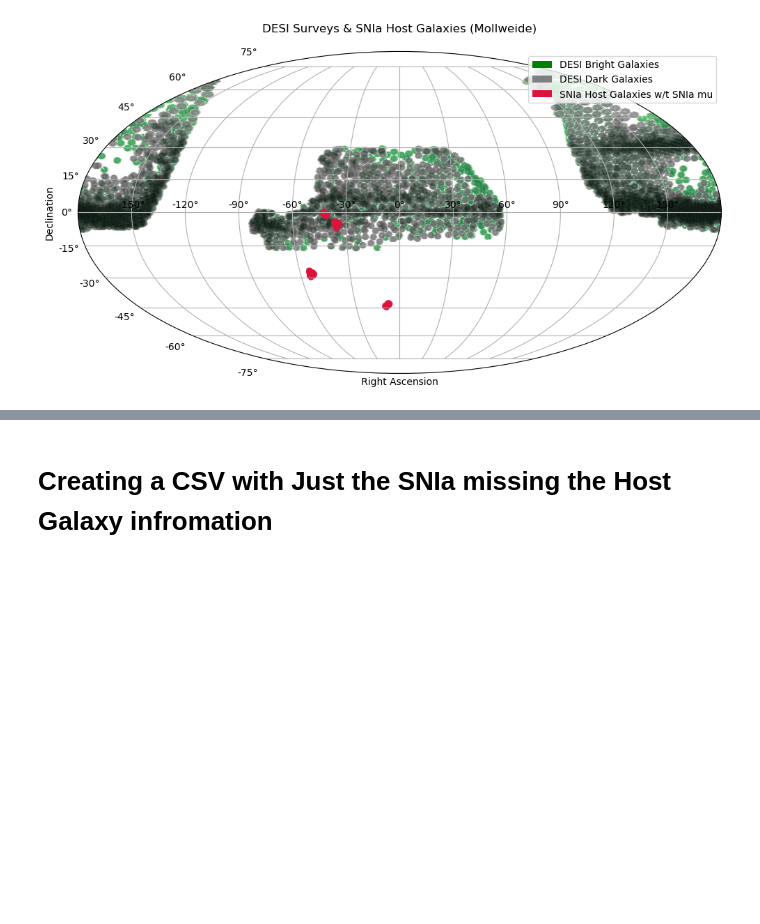
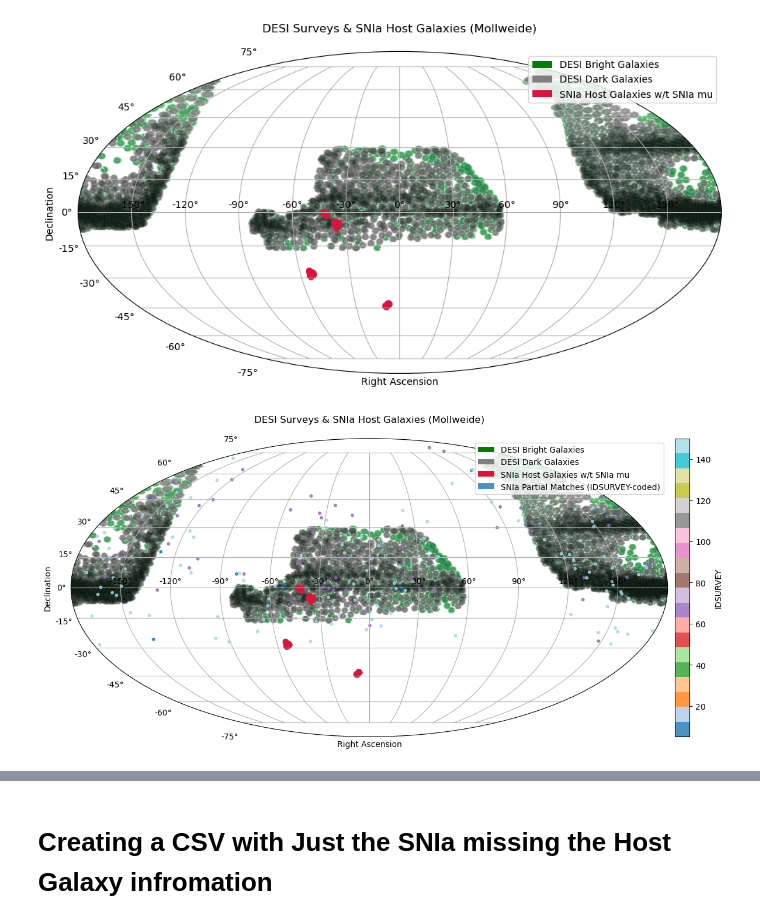
Before and after one commit to chernya4/first_paper, a Jupyter notebook: DES5YR_DESI_deliverable.ipynb, the cells around one changed output, grey strips where cells are left out. Drawn from its saved outputs; the diff is of its cells as text; code cells hidden in the pictures; blank space fills up the shorter version.

Commit message:
Started Exploring Pantheon+ Data

```diff
--- a/DES5YR_DESI_deliverable.ipynb
+++ b/DES5YR_DESI_deliverable.ipynb
@@ -69,3 +69,90 @@ ax.grid(True)
 plt.show()
 # %% [output]
 [figure]
+# %%
+import numpy as np
+import pandas as pd
+import matplotlib.pyplot as plt
+from astropy.table import Table
+from matplotlib.colors import LogNorm
+from matplotlib.patches import Patch
+
+def prepare_coords(ra_deg, dec_deg):
+    """Convert RA/DEC from degrees to Mollweide-friendly radians."""
+    ra = np.deg2rad(ra_deg)
+    dec = np.deg2rad(dec_deg)
+    ra = np.remainder(ra + 2*np.pi, 2*np.pi)
+    ra[ra > np.pi] -= 2*np.pi
+    return -ra, dec
+
+# === Load DESI Bright ===
+bright = Table.read("DES5YR_DESI_match_data/desi_galaxy_metadata.fits")
+ra_bright, dec_bright = prepare_coords(bright['RA'], bright['DEC'])
+
+# === Load DESI Dark ===
+dark = Table.read("DES5YR_DESI_match_data/desi_galaxy_metadata_dark.fits")
+ra_dark, dec_dark = prepare_coords(dark['RA'], dark['DEC'])
+
+# === Load SNIa Metadata CSV ===
+sn_df = pd.read_csv("DES-SN5YR-1.2/4_DISTANCES_COVMAT/DES-SN5YR_HD+MetaData.csv")
+
+# Filter out invalid host coordinates
+valid_hosts = (sn_df['HOST_RA'] != -999) & (sn_df['HOST_DEC'] != -999)
+host_ra = sn_df.loc[valid_hosts, 'HOST_RA'].values
+host_dec = sn_df.loc[valid_hosts, 'HOST_DEC'].values
+ra_host, dec_host = prepare_coords(host_ra, host_dec)
+
+# === Load SNIa Partial Match CSV ===
+partial_df = pd.read_csv("/global/homes/m/myc21/first_paper/DES5YR_DESI_match_data/snia_with_partial_match_host_coords.csv")
+valid_partial = partial_df['RA'].notna() & partial_df['DEC'].notna()
+partial_ra = partial_df.loc[valid_partial, 'RA'].values
+partial_dec = partial_df.loc[valid_partial, 'DEC'].values
+partial_idsurvey = partial_df.loc[valid_partial, 'IDSURVEY'].astype(int).values
+x_partial, y_partial = prepare_coords(partial_ra, partial_dec)
+
+# === Plot ===
+plt.figure(figsize=(13, 6))
+ax = plt.subplot(111, projection='mollweide')
+
+# Flatten arrays for hexbin
+x_bright, y_bright = ra_bright.flatten(), dec_bright.flatten()
+x_dark, y_dark = ra_dark.flatten(), dec_dark.flatten()
+x_host, y_host = ra_host.flatten(), dec_host.flatten()
+
+# DESI Bright (density)
+ax.hexbin(x_bright, y_bright, gridsize=500, cmap='Greens',
+          mincnt=1, linewidths=0, norm=LogNorm())
+
+# DESI Dark (density)
+ax.hexbin(x_dark, y_dark, gridsize=500, cmap='Greys',
+          mincnt=1, linewidths=0, norm=LogNorm())
+
+# SNIa Hosts with mu (scatter)
+ax.scatter(x_host, y_host, s=10, color='crimson', alpha=0.6, label='SNIa Host Galaxies w/t SNIa mu')
+
+# SNIa from match CSV (scatter, color-coded by IDSURVEY)
+sc = ax.scatter(x_partial, y_partial, c=partial_idsurvey, cmap='tab20',
+                s=10, alpha=0.8, label='SNIa Partial Matches by IDSURVEY')
+
+# Add colorbar
+cb = plt.colorbar(sc, ax=ax, orientation='vertical', pad=0.01, fraction=0.04)
+cb.set_label('IDSURVEY')
+
+# Legend using dummy patches
+legend_elements = [
+    Patch(facecolor='green', label='DESI Bright Galaxies', alpha=1),
+    Patch(facecolor='gray', label='DESI Dark Galaxies', alpha=1),
+    Patch(facecolor='crimson', label='SNIa Host Galaxies w/t SNIa mu', alpha=1),
+    Patch(facecolor='tab:blue', label='SNIa Partial Matches (IDSURVEY-coded)', alpha=0.8)  # for legend context
+]
+ax.legend(handles=legend_elements, loc='upper right')
+
+# Plot settings
+ax.set_title('DESI Surveys & SNIa Host Galaxies (Mollweide)', pad=20)
+ax.set_xlabel('Right Ascension')
+ax.set_ylabel('Declination')
+ax.grid(True)
+plt.tight_layout()
+plt.show()
+# %% [output]
+[figure, added]
```
Also changed, not shown: parts of 1 cell of this notebook, 4 other files.
